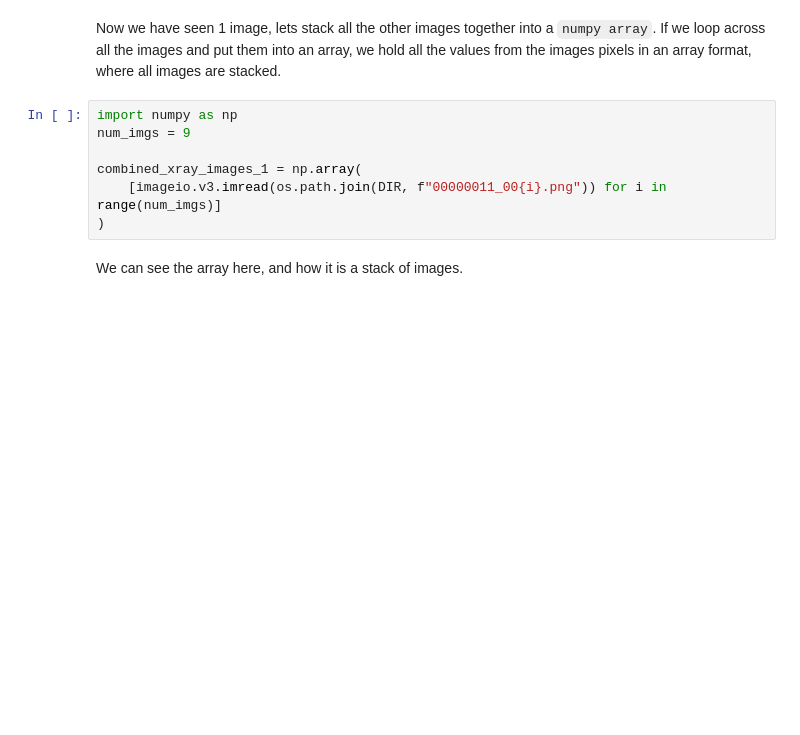
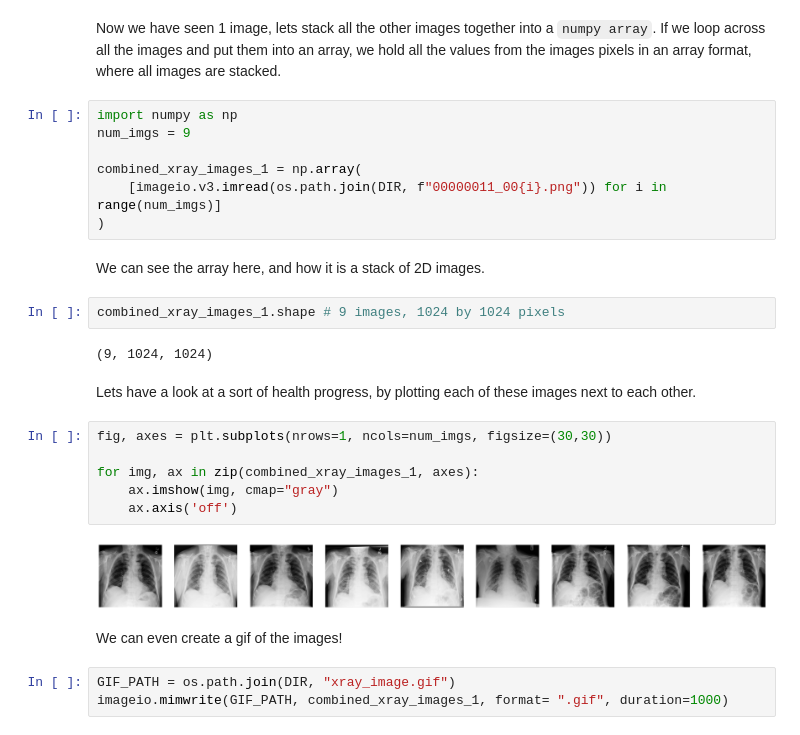
Before and after one commit to jamesdidathing/image_processing, a Jupyter notebook: analysis.ipynb, the cells around one changed output. Saved outputs shown, nothing was run; the diff lists cells and outputs as text; blank space fills up the shorter version.

Commit message:
combining multiple images, displaying them and making a gif

```diff
--- a/analysis.ipynb
+++ b/analysis.ipynb
@@ -30,4 +30,23 @@ combined_xray_images_1 = np.array(
     [imageio.v3.imread(os.path.join(DIR, f"00000011_00{i}.png")) for i in range(num_imgs)]
 )
 # %% [markdown]
-We can see the array here, and how it is a stack of images.
+We can see the array here, and how it is a stack of 2D images.
+# %%
+combined_xray_images_1.shape # 9 images, 1024 by 1024 pixels
+# %% [output]
+(9, 1024, 1024)
+# %% [markdown]
+Lets have a look at a sort of health progress, by plotting each of these images next to each other.
+# %%
+fig, axes = plt.subplots(nrows=1, ncols=num_imgs, figsize=(30,30))
+
+for img, ax in zip(combined_xray_images_1, axes):
+    ax.imshow(img, cmap="gray")
+    ax.axis('off')
+# %% [output]
+[figure, added]
+# %% [markdown]
+We can even create a gif of the images!
+# %%
+GIF_PATH = os.path.join(DIR, "xray_image.gif")
+imageio.mimwrite(GIF_PATH, combined_xray_images_1, format= ".gif", duration=1000)
```
